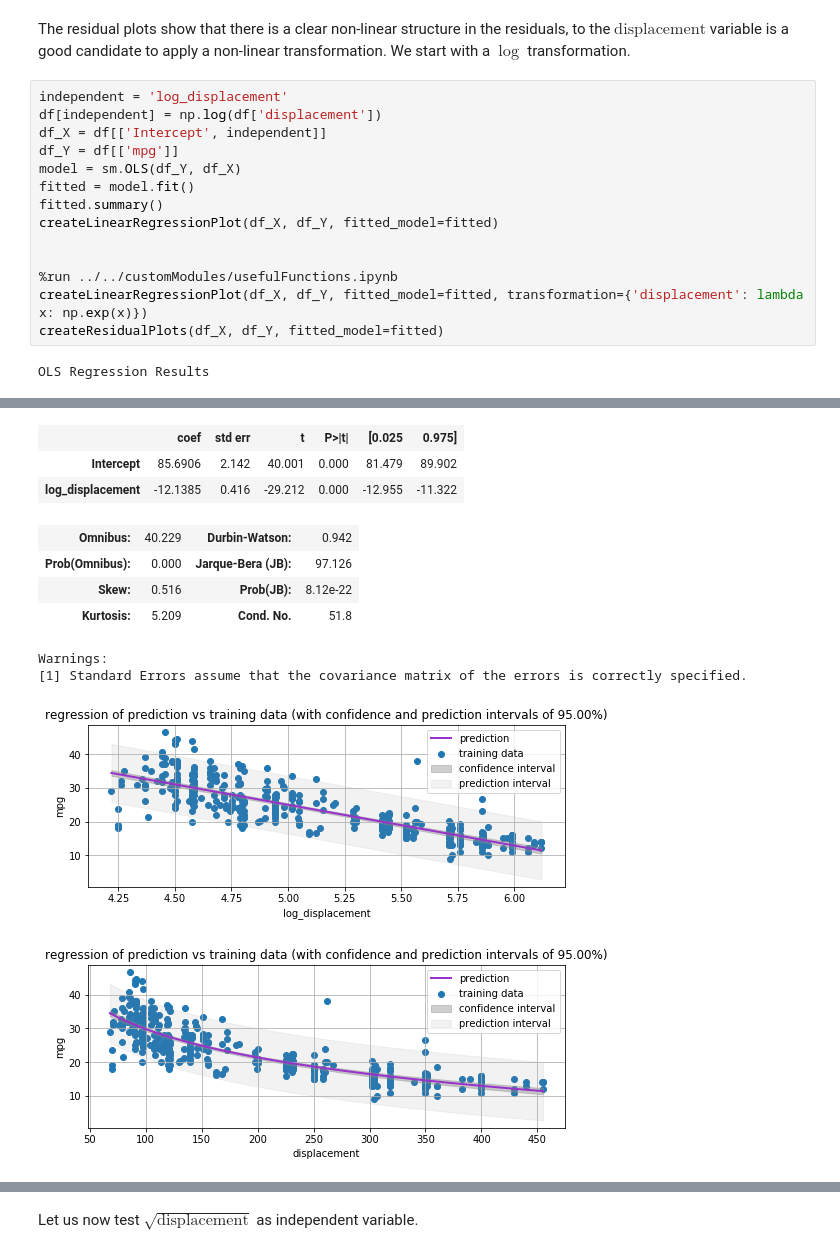
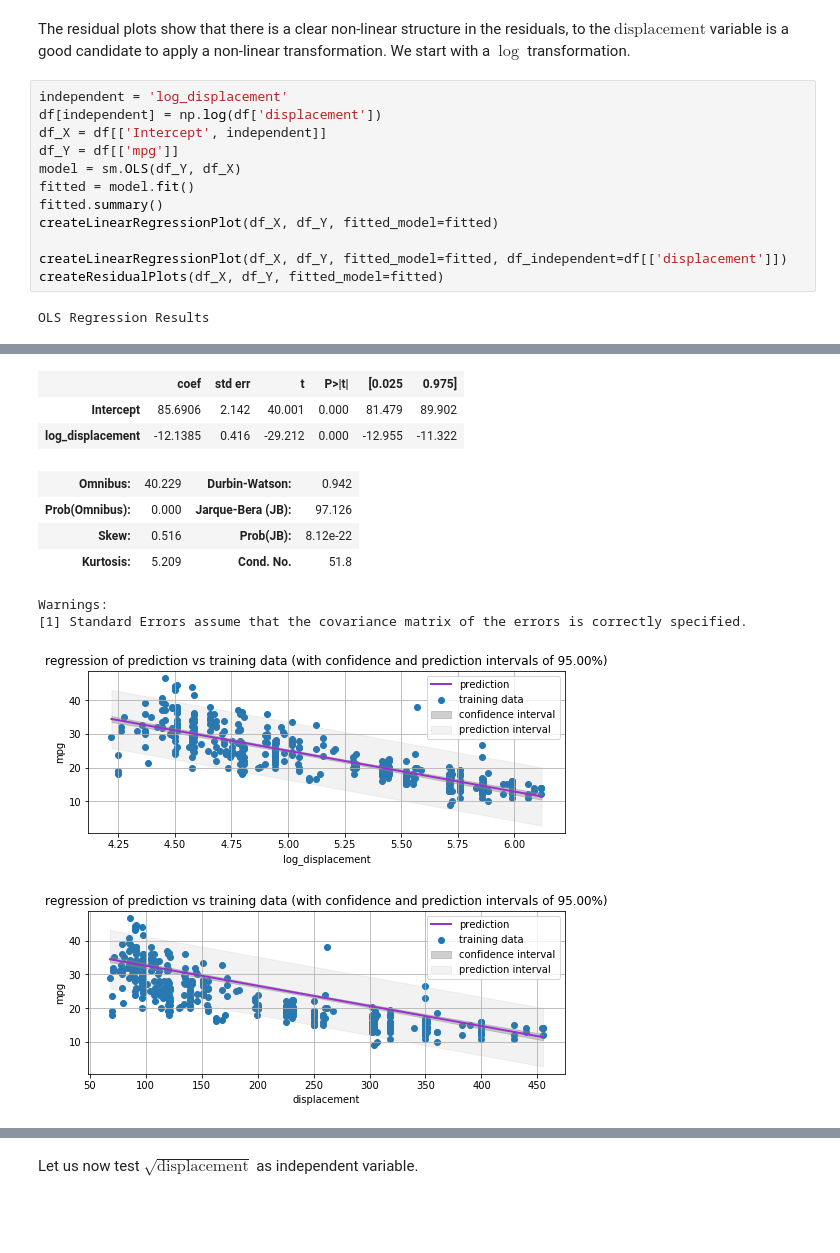
Before and after one commit to HerrBroekman/Python-solutions-for-An-Introduction-to-Statistical-Learning, a Jupyter notebook: Chapter3/Exercise09/3_9.ipynb, the cells around one changed output, grey strips where cells are left out. Drawn from its saved outputs; the diff is of its cells as text; blank space fills up the shorter version.

Commit message:
Fixed another minor bug in the createLinearRegressionPlot() function.

```diff
--- a/Chapter3/Exercise09/3_9.ipynb
+++ b/Chapter3/Exercise09/3_9.ipynb
@@ -277,9 +277,7 @@ fitted = model.fit()
 fitted.summary()
 createLinearRegressionPlot(df_X, df_Y, fitted_model=fitted)
 
-
-%run ../../customModules/usefulFunctions.ipynb
-createLinearRegressionPlot(df_X, df_Y, fitted_model=fitted, transformation={'displacement': lambda x: np.exp(x)})
+createLinearRegressionPlot(df_X, df_Y, fitted_model=fitted, df_independent=df[['displacement']])
 createResidualPlots(df_X, df_Y, fitted_model=fitted)
 # %% [output]
 OLS Regression Results
@@ -291,18 +289,18 @@ OLS Regression Results
 | No. Observations: | 392 | AIC: | 2272. |
 | Df Residuals: | 390 | BIC: | 2280. |
 | Df Model: | 1 |  |  |
 | Covariance Type: | nonrobust |  |  |
 |  | coef | std err | t | P>|t| | [0.025 | 0.975] |
 | Intercept | 85.6906 | 2.142 | 40.001 | 0.000 | 81.479 | 89.902 |
 | log_displacement | -12.1385 | 0.416 | -29.212 | 0.000 | -12.955 | -11.322 |
 | Omnibus: | 40.229 | Durbin-Watson: | 0.942 |
 | Prob(Omnibus): | 0.000 | Jarque-Bera (JB): | 97.126 |
 | Skew: | 0.516 | Prob(JB): | 8.12e-22 |
 | Kurtosis: | 5.209 | Cond. No. | 51.8 |
 Warnings:
 [1] Standard Errors assume that the covariance matrix of the errors is correctly specified.
 [figure]
-[figure, old version]
+[figure, new version]
 [figure]
 # %% [markdown]
 <p>Let us now test $\sqrt{\mathrm{displacement}}$ as independent variable.</p>
```
Also changed, not shown: parts of 7 cells of this notebook, 1 other file.
